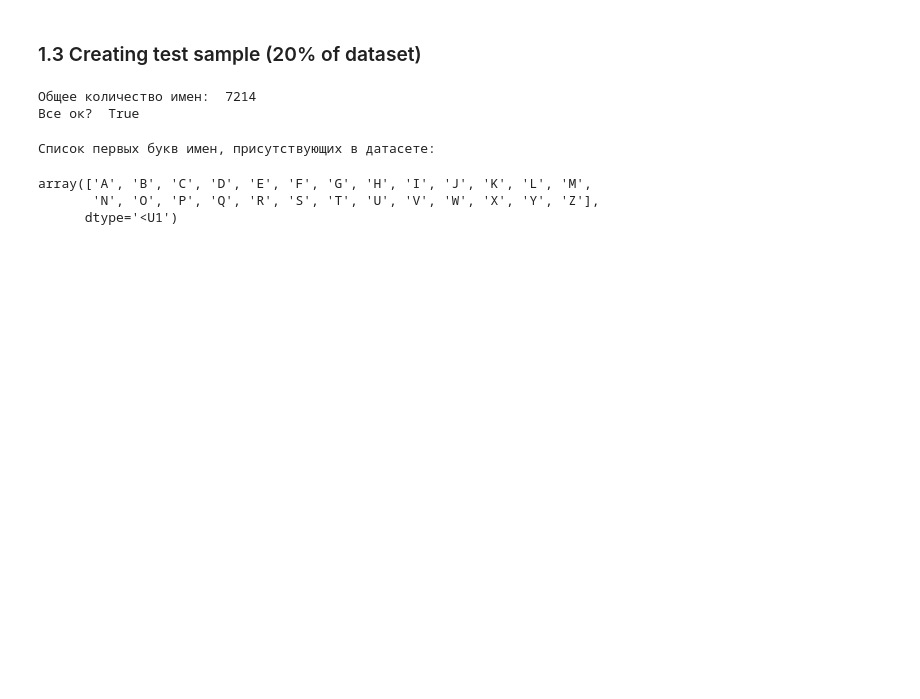
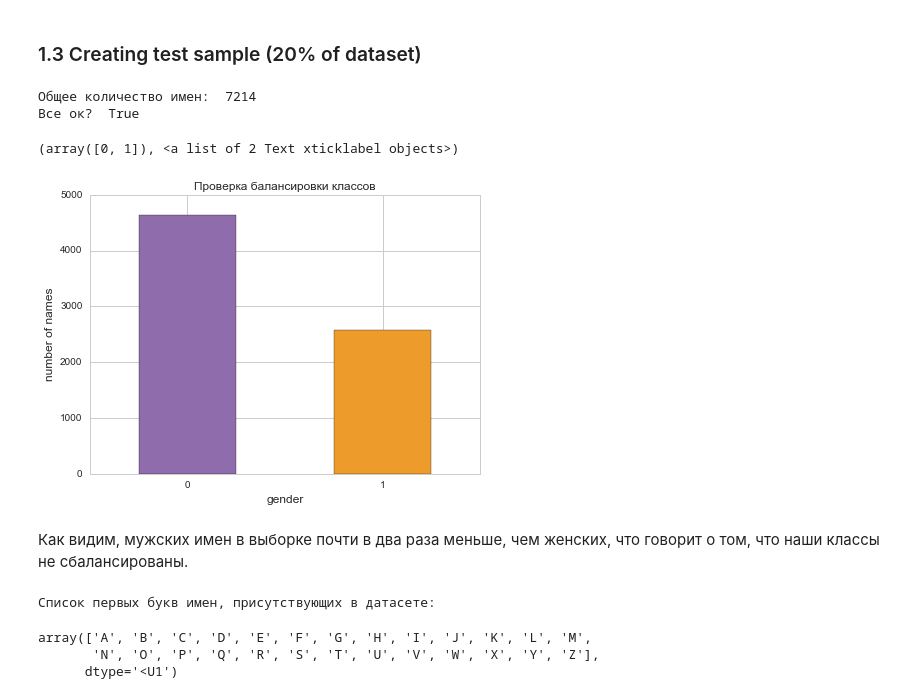
Before and after one commit to dbulgakov/HSE_DataMiningHW, a Jupyter notebook: Practical ML/Homeworks/Solutions/HW3/HW3.ipynb, the cells around one changed output. Saved outputs shown, nothing was run; the diff lists cells and outputs as text; code cells hidden in the pictures; blank space fills up the shorter version.

```diff
--- a/Practical ML/Homeworks/Solutions/HW3/HW3.ipynb
+++ b/Practical ML/Homeworks/Solutions/HW3/HW3.ipynb
@@ -12,3 +12,7 @@ np.random.seed(1322)
 from keras.models import Sequential
 from keras.layers.core import Dense, Activation, Dropout
 from keras.layers.recurrent import LSTM
+from matplotlib import pyplot as plt
+import seaborn as sns
+sns.set_style("whitegrid")
+%matplotlib inline
@@ -106,6 +108,18 @@ print('Все ок? ', len(all_names) == len(male_names) + len(female_names))
 # %% [output]
 Общее количество имен:  7214
 Все ок?  True
+# %%
+plt.figure(figsize = (7, 5))
+plt.title('Проверка балансировки классов', fontsize = 12)
+plt.xlabel('gender', fontsize = 12)
+plt.ylabel('number of names',  fontsize = 12)
+all_names['gender'].value_counts().plot(kind='bar', color = ['#8F6CAC', '#ED9C2C'])
+plt.xticks(rotation = 0)
+# %% [output]
+(array([0, 1]), <a list of 2 Text xticklabel objects>)
+[figure, added]
+# %% [markdown]
+Как видим, мужских имен в выборке почти в два раза меньше, чем женских, что говорит о том, что наши классы не сбалансированы.
 # %%
 # getting list of fisrt letters of names
 lettes_list = getListOfFirstLetters(all_names, 'name')
```
Also changed, not shown: parts of 39 cells of this notebook.
